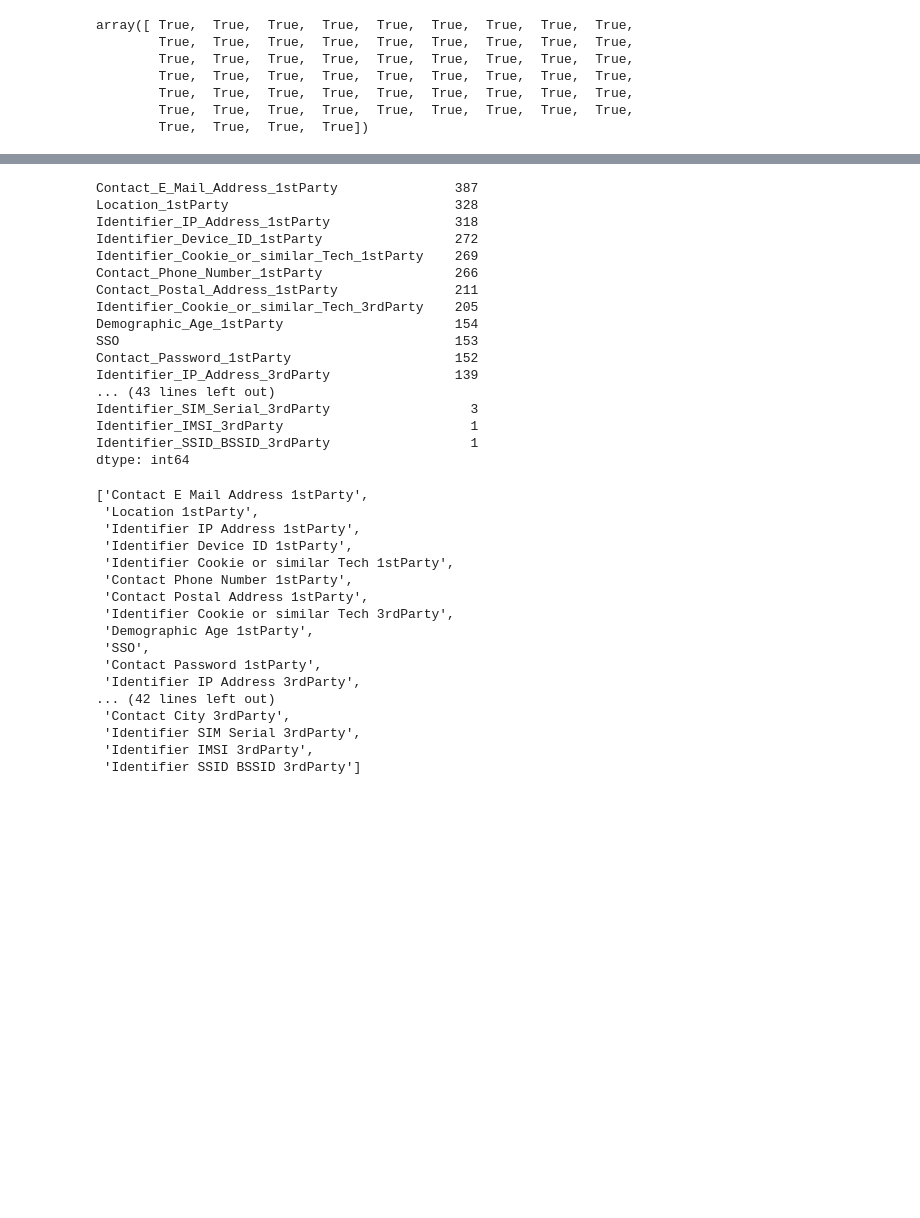
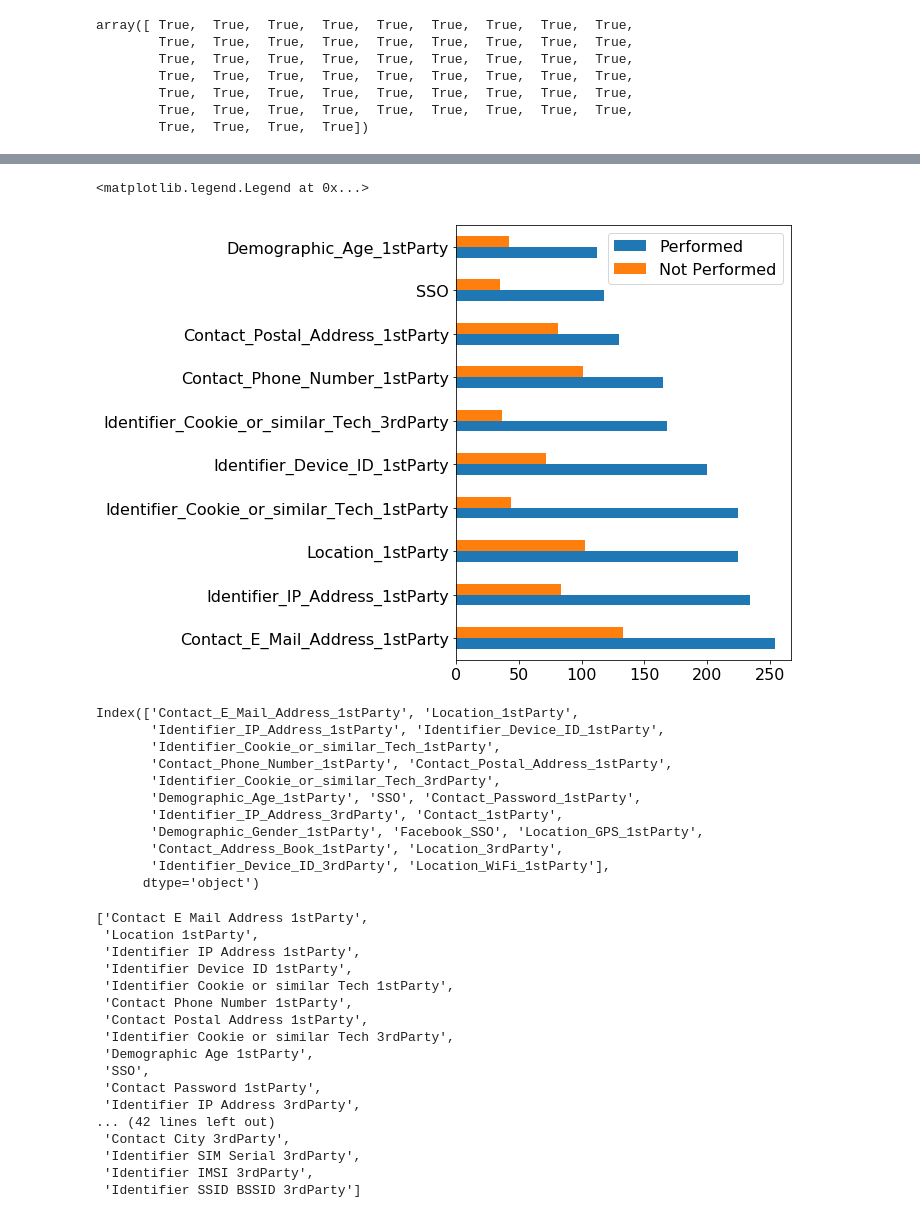
Before and after one commit to kabuhakmeh3/inphormed, a Jupyter notebook: notebooks/Android Policies EDA.ipynb, the cells around one changed output, grey strips where cells are left out. Saved outputs shown, nothing was run; the diff lists cells and outputs as text; code cells hidden in the pictures; blank space fills up the shorter version.

```diff
--- a/notebooks/Android Policies EDA.ipynb
+++ b/notebooks/Android Policies EDA.ipynb
@@ -166,23 +166,23 @@ df_totals.head()
+# %%
+df_totals.sort_values(by='Performed', ascending=False).head(10).plot(kind='barh', figsize=(6,8), fontsize=16)
+plt.legend(fontsize=16)
+# %% [output]
+<matplotlib.legend.Legend at 0x...>
+[figure, added]
 # %%
-(df_totals['Performed'] + df_totals['Not Performed']).sort_values(ascending=False)
+(df_totals['Performed'] + df_totals['Not Performed']).sort_values(ascending=False).head(20).index
 # %% [output]
-Contact_E_Mail_Address_1stParty               387
-Location_1stParty                             328
-Identifier_IP_Address_1stParty                318
-Identifier_Device_ID_1stParty                 272
-Identifier_Cookie_or_similar_Tech_1stParty    269
-Contact_Phone_Number_1stParty                 266
-Contact_Postal_Address_1stParty               211
-Identifier_Cookie_or_similar_Tech_3rdParty    205
-Demographic_Age_1stParty                      154
-SSO                                           153
-Contact_Password_1stParty                     152
-Identifier_IP_Address_3rdParty                139
-... (43 lines left out)
-Identifier_SIM_Serial_3rdParty                  3
-Identifier_IMSI_3rdParty                        1
-Identifier_SSID_BSSID_3rdParty                  1
-dtype: int64
+Index(['Contact_E_Mail_Address_1stParty', 'Location_1stParty',
+       'Identifier_IP_Address_1stParty', 'Identifier_Device_ID_1stParty',
+       'Identifier_Cookie_or_similar_Tech_1stParty',
+       'Contact_Phone_Number_1stParty', 'Contact_Postal_Address_1stParty',
+       'Identifier_Cookie_or_similar_Tech_3rdParty',
+       'Demographic_Age_1stParty', 'SSO', 'Contact_Password_1stParty',
+       'Identifier_IP_Address_3rdParty', 'Contact_1stParty',
+       'Demographic_Gender_1stParty', 'Facebook_SSO', 'Location_GPS_1stParty',
+       'Contact_Address_Book_1stParty', 'Location_3rdParty',
+       'Identifier_Device_ID_3rdParty', 'Location_WiFi_1stParty'],
+      dtype='object')
 # %%
 ordered_policies = ['Contact_E_Mail_Address_1stParty', 'Location_1stParty',
        'Identifier_IP_Address_1stParty', 'Identifier_Device_ID_1stParty',
```
Also changed, not shown: parts of 3 cells of this notebook, 6 other files.
